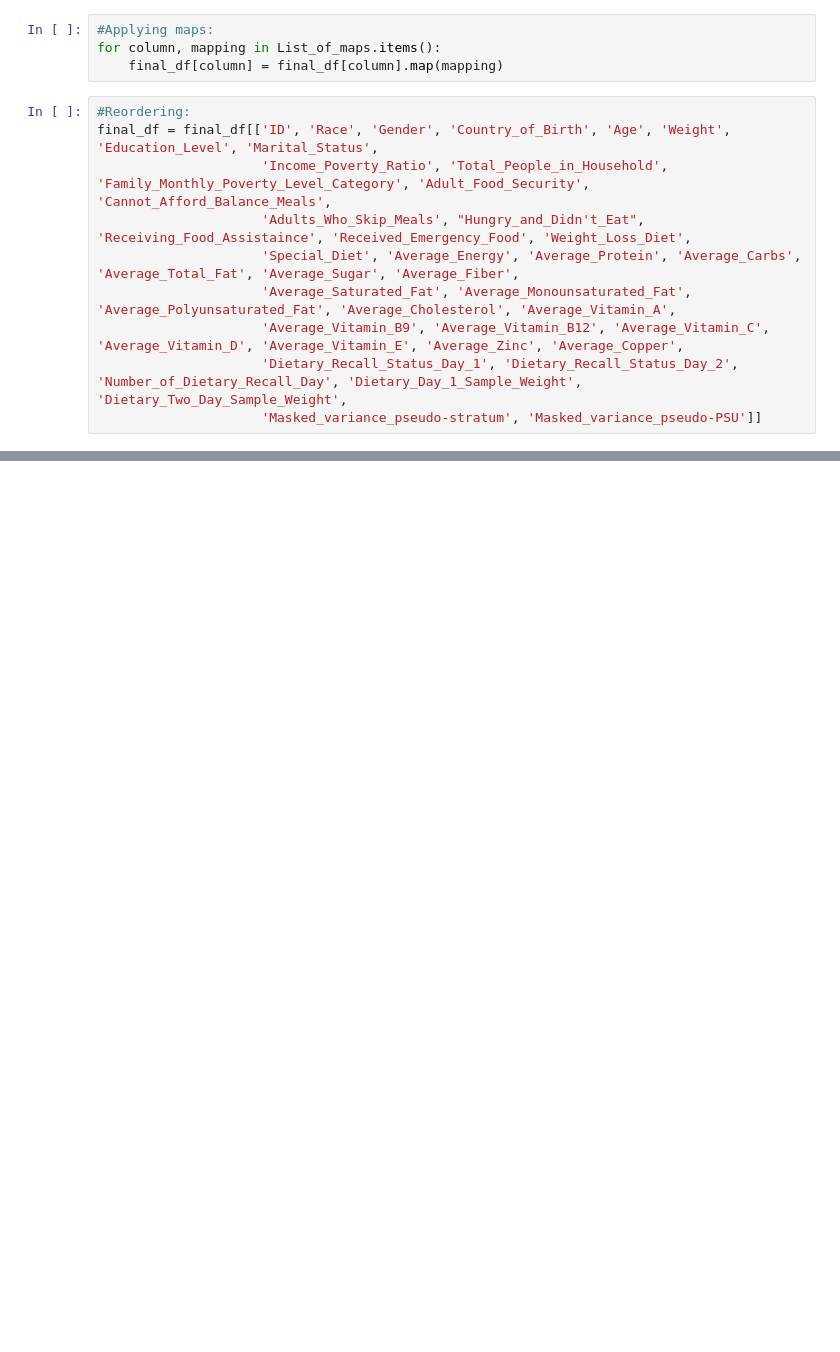
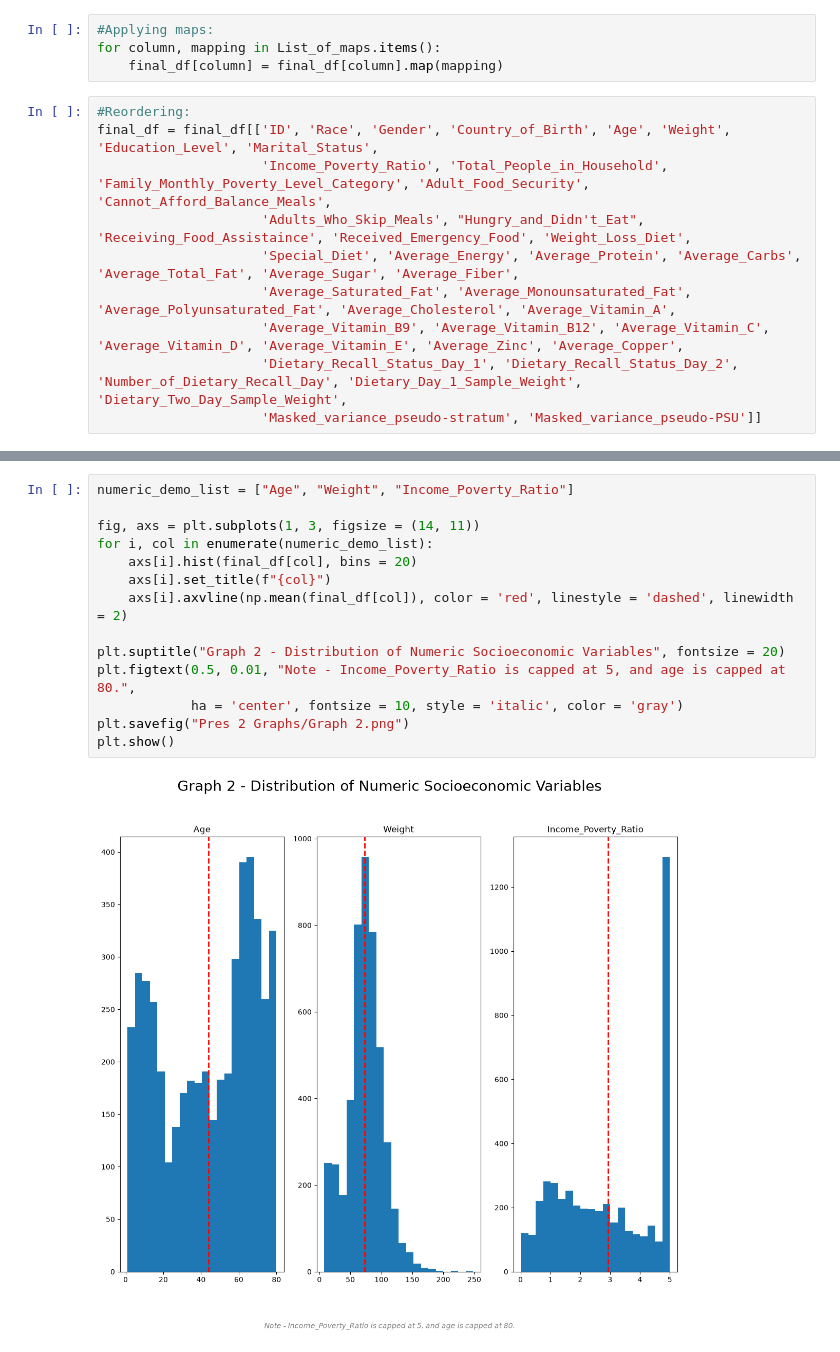
Before and after one commit to ernesthang12/STA-160-Final-Project, a Jupyter notebook: code/STA160 Final Project.ipynb, the cells around one changed output, grey strips where cells are left out. Saved outputs shown, nothing was run; the diff lists cells and outputs as text; blank space fills up the shorter version.

```diff
--- a/code/STA160 Final Project.ipynb
+++ b/code/STA160 Final Project.ipynb
@@ -419,0 +507,16 @@ Choices made:
+# %%
+numeric_demo_list = ["Age", "Weight", "Income_Poverty_Ratio"]
+
+fig, axs = plt.subplots(1, 3, figsize = (14, 11))
+for i, col in enumerate(numeric_demo_list):
+    axs[i].hist(final_df[col], bins = 20)
+    axs[i].set_title(f"{col}")
+    axs[i].axvline(np.mean(final_df[col]), color = 'red', linestyle = 'dashed', linewidth = 2)
+
+plt.suptitle("Graph 2 - Distribution of Numeric Socioeconomic Variables", fontsize = 20)
+plt.figtext(0.5, 0.01, "Note - Income_Poverty_Ratio is capped at 5, and age is capped at 80.",
+            ha = 'center', fontsize = 10, style = 'italic', color = 'gray')
+plt.savefig("Pres 2 Graphs/Graph 2.png")
+plt.show()
+# %% [output]
+[figure, added]
```
Also changed, not shown: parts of 26 cells of this notebook, 9 other files.
